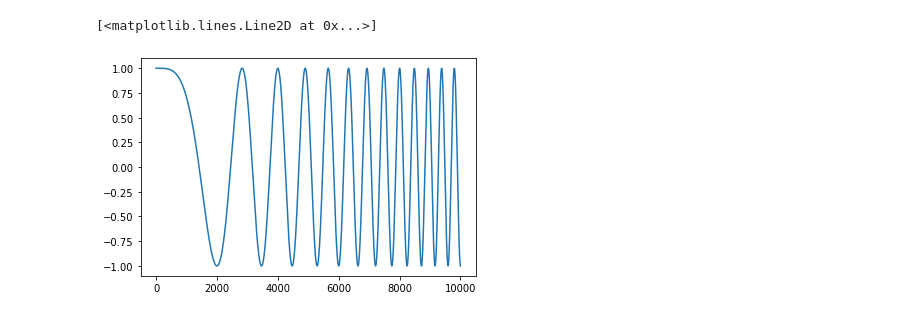
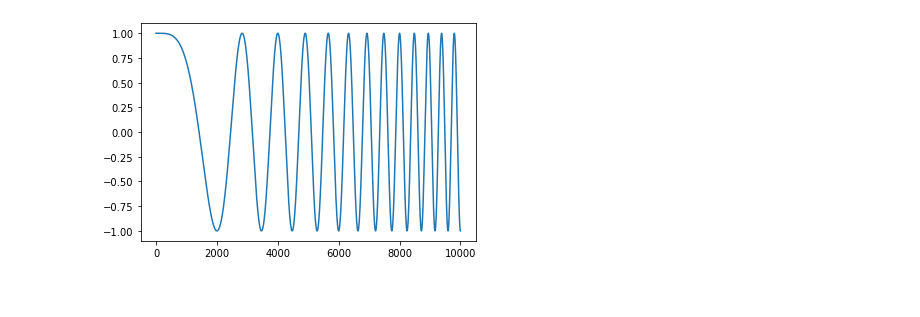
Before and after one commit to omarimran2000/Machine-Learning-for-Chirp-Detection, a Jupyter notebook: CHIRP.ipynb, the cells around one changed output. Cells and saved outputs as stored; diff of their text form; code cells hidden in the pictures.

```diff
--- a/CHIRP.ipynb
+++ b/CHIRP.ipynb
@@ -18,7 +20,7 @@ def chirp(coeffs:list,nS:int,f:int)->list:
     Generate a sample chirp given coeffs, number of samples and frequency
     """
     outer = []
-    for n in range (0,nS-1):
+    for n in range (0,nS):
         temp = cmath.exp(2j*math.pi*(polynomialPhase(coeffs,n/f)))
         outer.append(temp)
     return outer
@@ -31,5 +26,0 @@ points = [i.real for i in p]
-# %%
-plt.plot(points)
-# %% [output]
-[<matplotlib.lines.Line2D at 0x...>]
-[figure, removed]
@@ -35,0 +35,4 @@ plt.plot(points)
+# %%
+p = plot_chirp([0,1])
+# %% [output]
+[figure, added]
```
Also changed, not shown: parts of 19 cells of this notebook.
